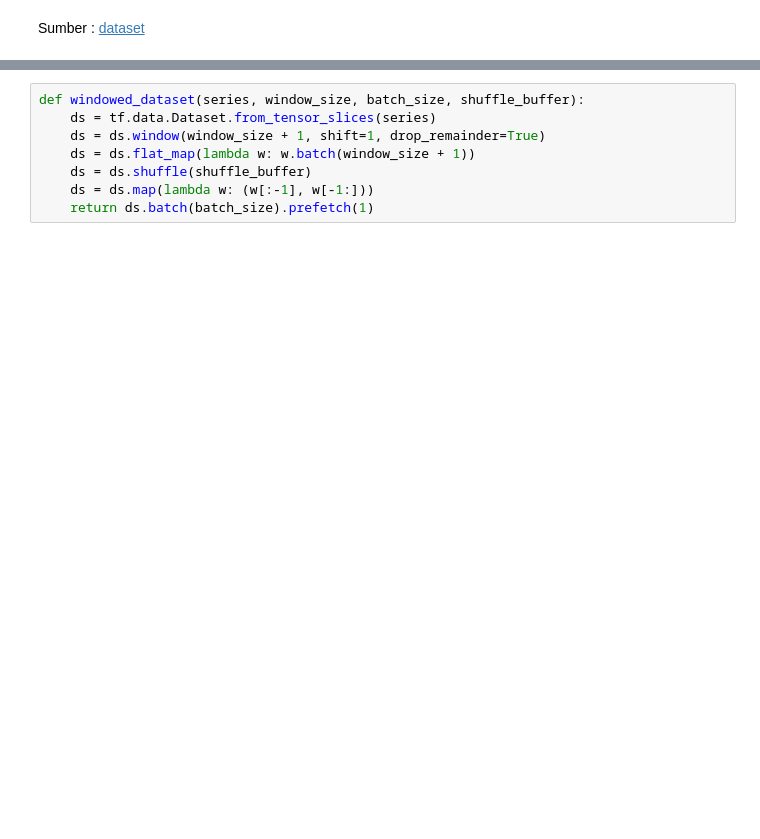
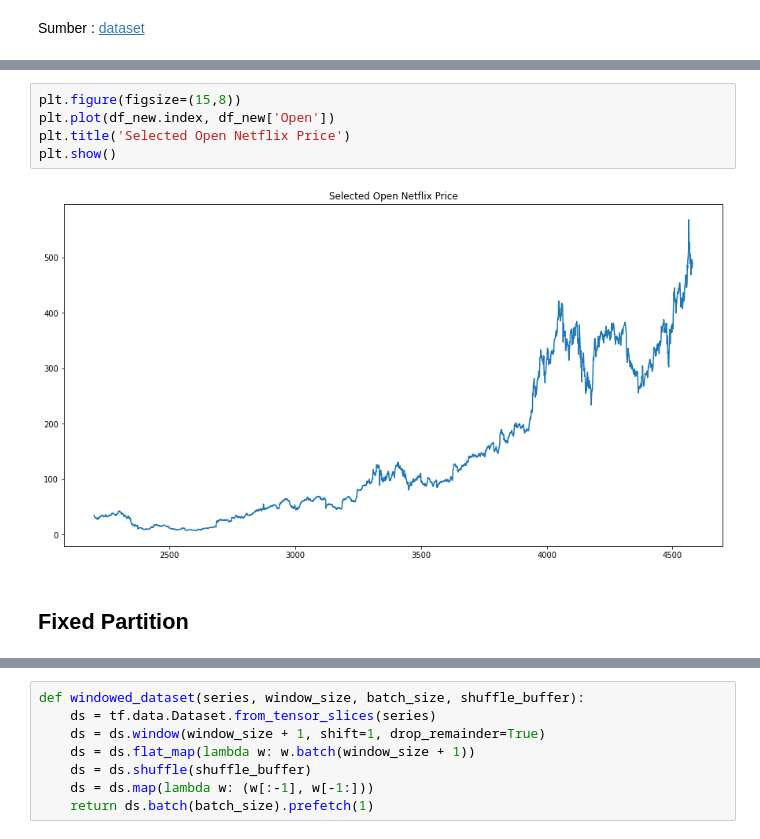
Before and after one commit to tnnz20/Dicoding-Lab, a Jupyter notebook: Machine-Learning-Path/Belajar-Pengembangan-Machine-Learning/Submission-2/time_series.ipynb, the cells around one changed output, grey strips where cells are left out. Cells and saved outputs as stored; diff of their text form; blank space fills up the shorter version.

```diff
--- a/Machine-Learning-Path/Belajar-Pengembangan-Machine-Learning/Submission-2/time_series.ipynb
+++ b/Machine-Learning-Path/Belajar-Pengembangan-Machine-Learning/Submission-2/time_series.ipynb
@@ -69,0 +117,9 @@ Bagi data *Training* dan *Validation*
+# %%
+plt.figure(figsize=(15,8))
+plt.plot(df_new.index, df_new['Open'])
+plt.title('Selected Open Netflix Price')
+plt.show()
+# %% [output]
+[figure, added]
+# %% [markdown]
+## Fixed Partition
```
Also changed, not shown: parts of 43 cells of this notebook.
